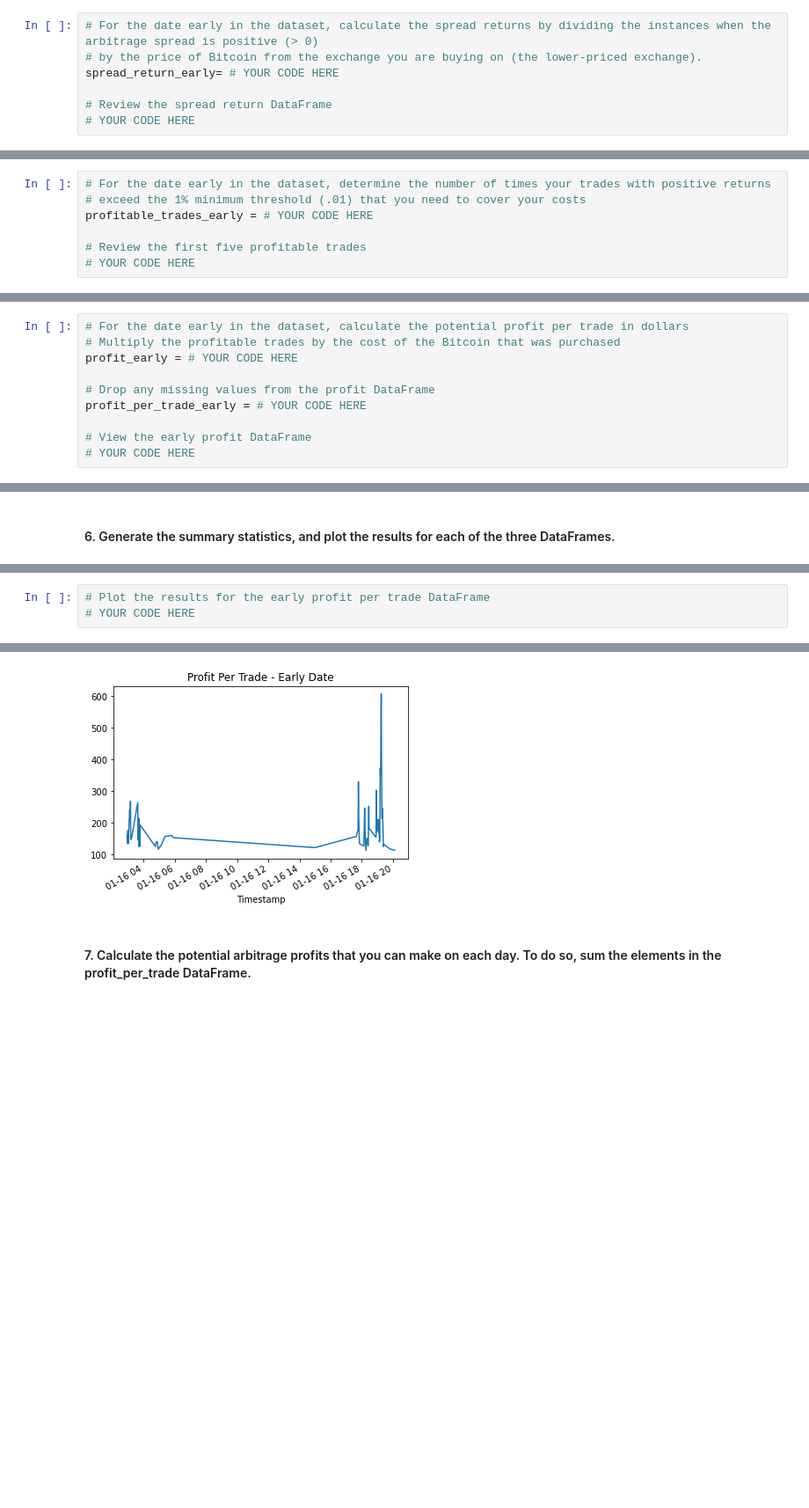
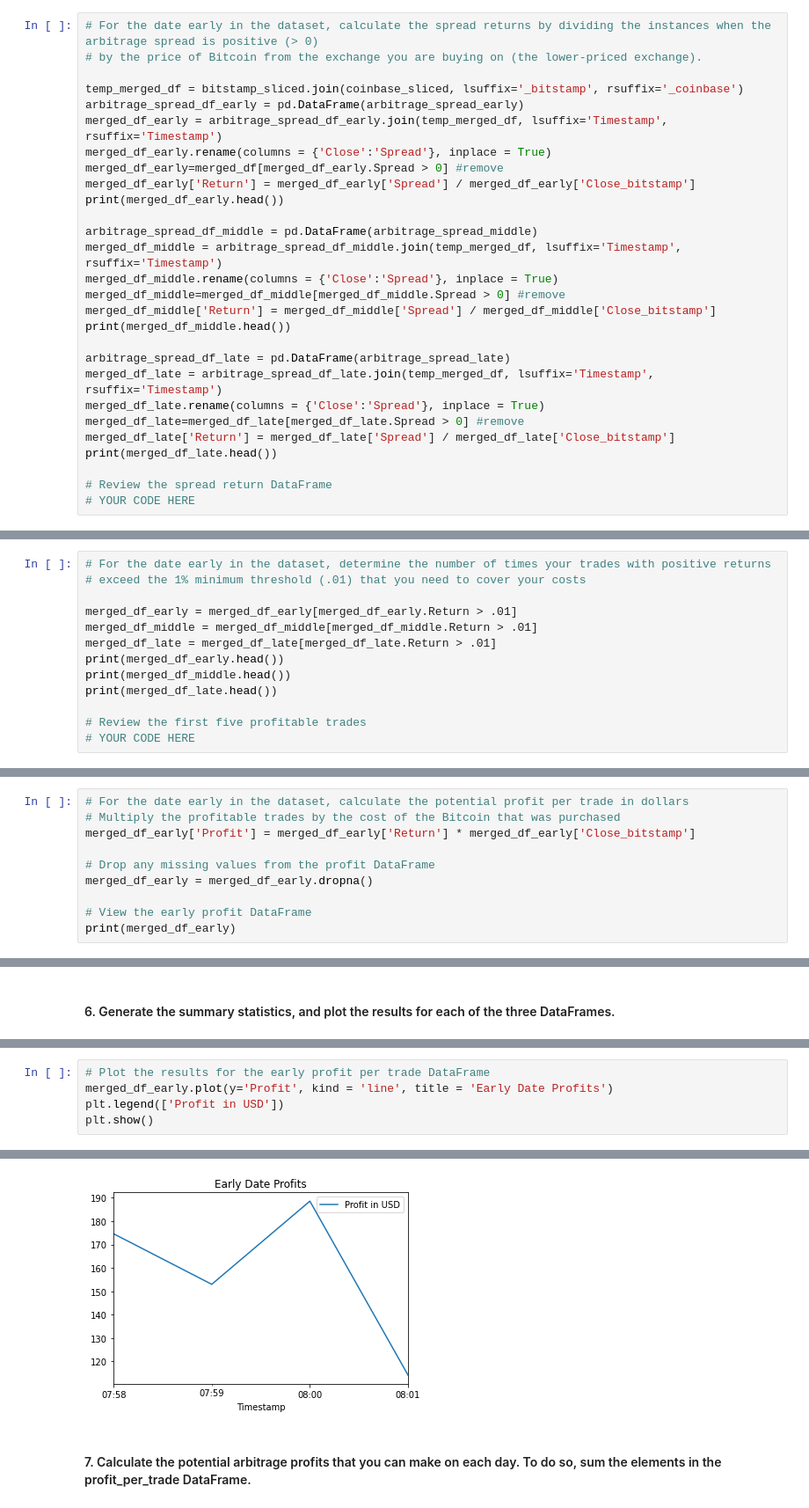
Before and after one commit to davidlampach/module3, a Jupyter notebook: crypto_arbitrage.ipynb, the cells around one changed output, grey strips where cells are left out. Shown at 88% size. Drawn from its saved outputs; the diff is of its cells as text; blank space fills up the shorter version.

```diff
--- a/crypto_arbitrage.ipynb
+++ b/crypto_arbitrage.ipynb
@@ -515,7 +503,28 @@ Timestamp
 # %%
 # For the date early in the dataset, calculate the spread returns by dividing the instances when the arbitrage spread is positive (> 0)
 # by the price of Bitcoin from the exchange you are buying on (the lower-priced exchange).
-spread_return_early= # YOUR CODE HERE
+
+temp_merged_df = bitstamp_sliced.join(coinbase_sliced, lsuffix='_bitstamp', rsuffix='_coinbase')
+arbitrage_spread_df_early = pd.DataFrame(arbitrage_spread_early)
+merged_df_early = arbitrage_spread_df_early.join(temp_merged_df, lsuffix='Timestamp', rsuffix='Timestamp')
+merged_df_early.rename(columns = {'Close':'Spread'}, inplace = True)
+merged_df_early=merged_df[merged_df_early.Spread > 0] #remove
+merged_df_early['Return'] = merged_df_early['Spread'] / merged_df_early['Close_bitstamp']
+print(merged_df_early.head())
+
+arbitrage_spread_df_middle = pd.DataFrame(arbitrage_spread_middle)
+merged_df_middle = arbitrage_spread_df_middle.join(temp_merged_df, lsuffix='Timestamp', rsuffix='Timestamp')
+merged_df_middle.rename(columns = {'Close':'Spread'}, inplace = True)
+merged_df_middle=merged_df_middle[merged_df_middle.Spread > 0] #remove
+merged_df_middle['Return'] = merged_df_middle['Spread'] / merged_df_middle['Close_bitstamp']
+print(merged_df_middle.head())
+
+arbitrage_spread_df_late = pd.DataFrame(arbitrage_spread_late)
+merged_df_late = arbitrage_spread_df_late.join(temp_merged_df, lsuffix='Timestamp', rsuffix='Timestamp')
+merged_df_late.rename(columns = {'Close':'Spread'}, inplace = True)
+merged_df_late=merged_df_late[merged_df_late.Spread > 0] #remove
+merged_df_late['Return'] = merged_df_late['Spread'] / merged_df_late['Close_bitstamp']
+print(merged_df_late.head())
 
 # Review the spread return DataFrame
 # YOUR CODE HERE
@@ -532,7 +554,13 @@ Name: Close, dtype: float64
 # %%
 # For the date early in the dataset, determine the number of times your trades with positive returns
 # exceed the 1% minimum threshold (.01) that you need to cover your costs
-profitable_trades_early = # YOUR CODE HERE
+
+merged_df_early = merged_df_early[merged_df_early.Return > .01]
+merged_df_middle = merged_df_middle[merged_df_middle.Return > .01]
+merged_df_late = merged_df_late[merged_df_late.Return > .01]
+print(merged_df_early.head())
+print(merged_df_middle.head())
+print(merged_df_late.head())
 
 # Review the first five profitable trades
 # YOUR CODE HERE
@@ -565,11 +598,11 @@ Name: Close, dtype: float64
 # %%
 # For the date early in the dataset, calculate the potential profit per trade in dollars
 # Multiply the profitable trades by the cost of the Bitcoin that was purchased
-profit_early = # YOUR CODE HERE
+merged_df_early['Profit'] = merged_df_early['Return'] * merged_df_early['Close_bitstamp']
 
 # Drop any missing values from the profit DataFrame
-profit_per_trade_early = # YOUR CODE HERE
+merged_df_early = merged_df_early.dropna()
 
 # View the early profit DataFrame
-# YOUR CODE HERE
+print(merged_df_early)
 # %% [output]
@@ -604,4 +630,6 @@ Name: Close, dtype: float64
 # %%
 # Plot the results for the early profit per trade DataFrame
-# YOUR CODE HERE
+merged_df_early.plot(y='Profit', kind = 'line', title = 'Early Date Profits')
+plt.legend(['Profit in USD'])
+plt.show()
 # %% [output]
@@ -609,4 +636,4 @@ Name: Close, dtype: float64
-[figure, old version]
+[figure, new version]
 # %% [markdown]
 #### 7. Calculate the potential arbitrage profits that you can make on each day. To do so, sum the elements in the profit_per_trade DataFrame.
 # %%
```
Also changed, not shown: parts of 12 cells of this notebook.
